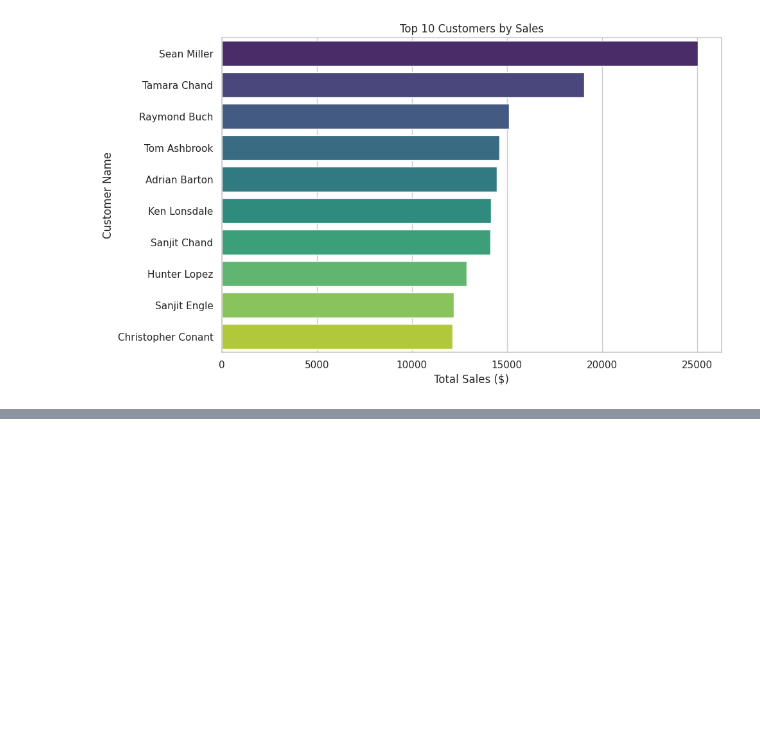
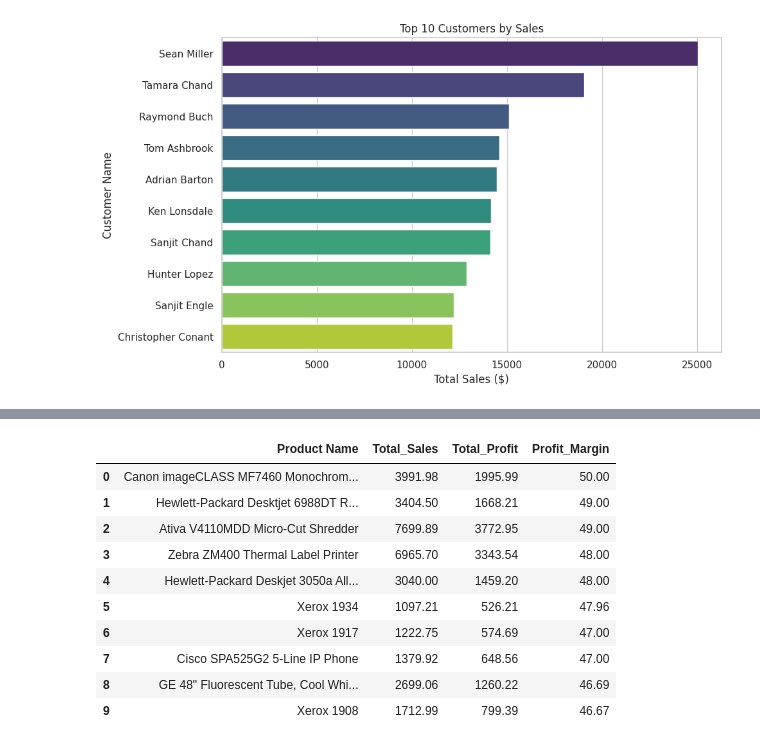
Before and after one commit to lalit1511/SQL_Projects, a Jupyter notebook: SQL_Sample_superstore_data.ipynb, the cells around one changed output, grey strips where cells are left out. Saved outputs shown, nothing was run; the diff lists cells and outputs as text; code cells hidden in the pictures; blank space fills up the shorter version.

```diff
--- a/SQL_Sample_superstore_data.ipynb
+++ b/SQL_Sample_superstore_data.ipynb
@@ -244,0 +309,25 @@ Passing `palette` without assigning `hue` is deprecated and will be removed in v
+# %%
+#Products with Highest Profit Margins
+pd.read_sql_query("""
+SELECT [Product Name],
+       ROUND(SUM(Sales), 2) AS Total_Sales,
+       ROUND(SUM(Profit), 2) AS Total_Profit,
+       ROUND((SUM(Profit) * 100.0 / SUM(Sales)), 2) AS Profit_Margin
+FROM orders
+GROUP BY [Product Name]
+HAVING Total_Sales > 1000
+ORDER BY Profit_Margin DESC
+LIMIT 10
+""", conn)
+# %% [output]
+|  | Product Name | Total_Sales | Total_Profit | Profit_Margin |
+| 0 | Canon imageCLASS MF7460 Monochrom... | 3991.98 | 1995.99 | 50.00 |
+| 1 | Hewlett-Packard Desktjet 6988DT R... | 3404.50 | 1668.21 | 49.00 |
+| 2 | Ativa V4110MDD Micro-Cut Shredder | 7699.89 | 3772.95 | 49.00 |
+| 3 | Zebra ZM400 Thermal Label Printer | 6965.70 | 3343.54 | 48.00 |
+| 4 | Hewlett-Packard Deskjet 3050a All... | 3040.00 | 1459.20 | 48.00 |
+| 5 | Xerox 1934 | 1097.21 | 526.21 | 47.96 |
+| 6 | Xerox 1917 | 1222.75 | 574.69 | 47.00 |
+| 7 | Cisco SPA525G2 5-Line IP Phone | 1379.92 | 648.56 | 47.00 |
+| 8 | GE 48" Fluorescent Tube, Cool Whi... | 2699.06 | 1260.22 | 46.69 |
+| 9 | Xerox 1908 | 1712.99 | 799.39 | 46.67 |
```
Also changed, not shown: parts of 4 cells of this notebook.
